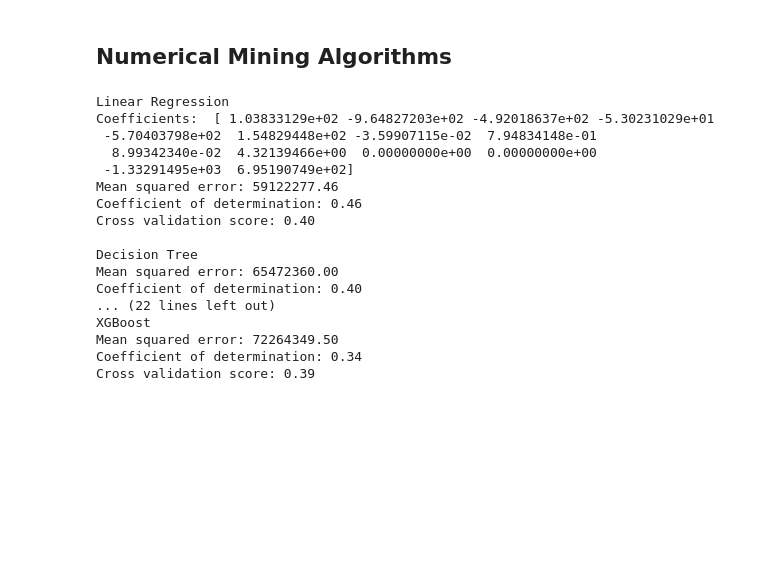
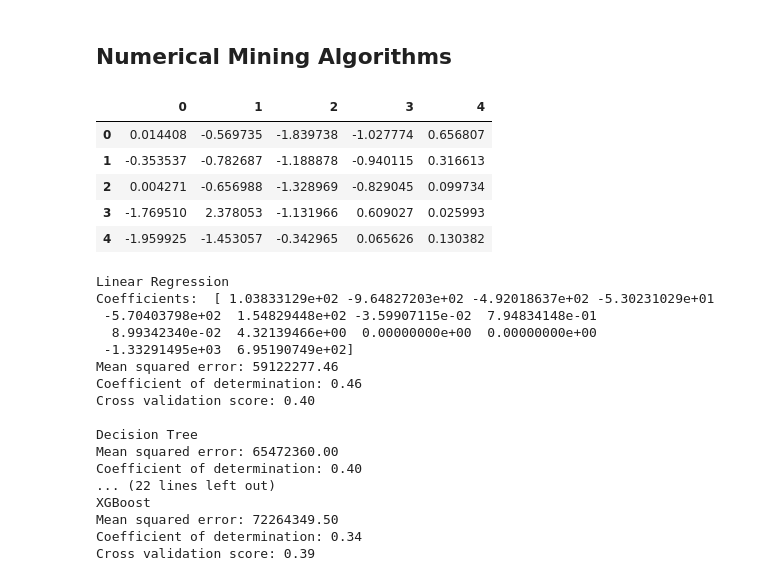
Before and after one commit to MatejMistik/upa-p2-data-analysis, a Jupyter notebook: main.ipynb, the cells around one changed output. Drawn from its saved outputs; the diff is of its cells as text; code cells hidden in the pictures; blank space fills up the shorter version.

```diff
--- a/main.ipynb
+++ b/main.ipynb
@@ -1532,6 +1619,18 @@ dfReplaced.head(50).to_csv(Path('./MiningReadyData/NumericalReplaced.csv'), inde
 # BONUS - Prediciton of Salary from data set with data mining algorithms
 # %% [markdown]
 ## Numerical Mining Algorithms
+# %%
+# predict values on mining-ready data  with prediction algorithms
+
+dfPrediction = pd.read_csv('./MiningReadyData/NumericalDroppedPCA.csv', sep=',', decimal=',', encoding='utf-8')
+dfPrediction.head(5)
+# %% [output]
+|  | 0 | 1 | 2 | 3 | 4 |
+| 0 | 0.014408 | -0.569735 | -1.839738 | -1.027774 | 0.656807 |
+| 1 | -0.353537 | -0.782687 | -1.188878 | -0.940115 | 0.316613 |
+| 2 | 0.004271 | -0.656988 | -1.328969 | -0.829045 | 0.099734 |
+| 3 | -1.769510 | 2.378053 | -1.131966 | 0.609027 | 0.025993 |
+| 4 | -1.959925 | -1.453057 | -0.342965 | 0.065626 | 0.130382 |
 # %%
 # predict salary on mining-ready data  with prediction algorithms
 
```
Also changed, not shown: parts of 37 cells of this notebook.
